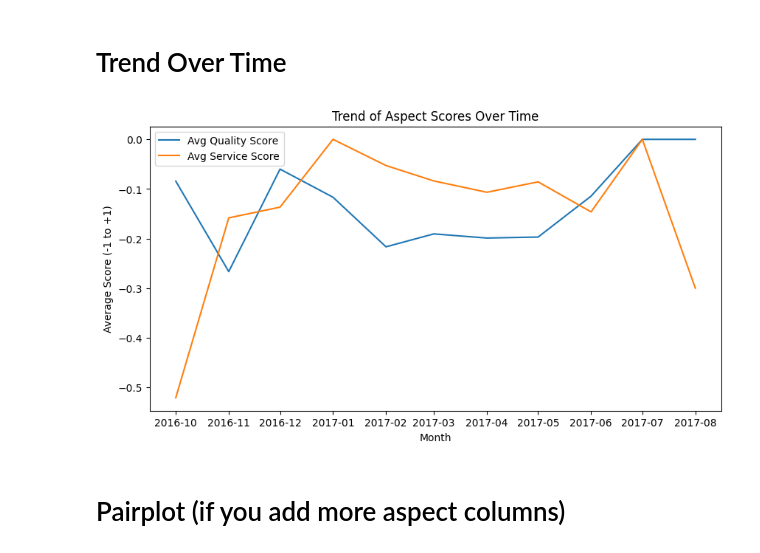
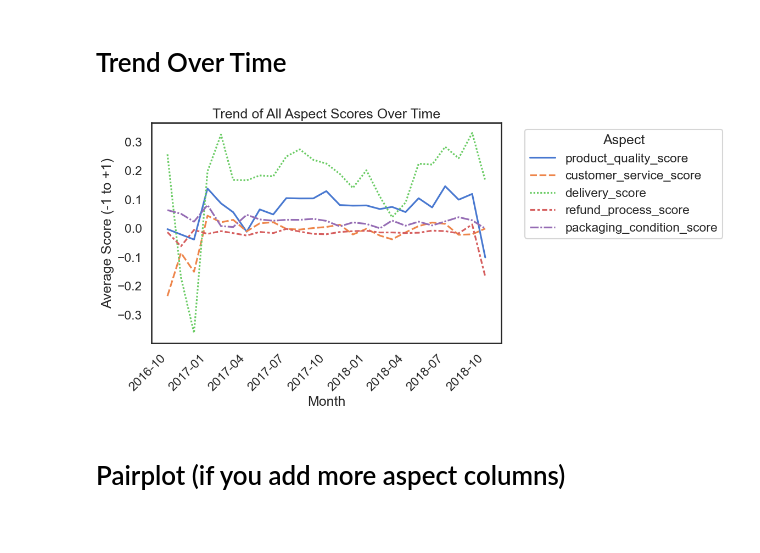
Before and after one commit to alderaan/airflow_llm_enhanced_etl_pipeline, a Jupyter notebook: notebooks/Aspect Score Visualization.ipynb, the cells around one changed output. Saved outputs shown, nothing was run; the diff lists cells and outputs as text; code cells hidden in the pictures.

Commit message:
progress on aspect score heatmaps

```diff
--- a/notebooks/Aspect Score Visualization.ipynb
+++ b/notebooks/Aspect Score Visualization.ipynb
@@ -184,22 +355,34 @@ plt.show()
 # %%
 df["review_month_date"] = pd.to_datetime(df["review_month_date"])
 
 time_df = (
     df
     .groupby("review_month_date", as_index=False)
-    .agg(avg_quality=("product_quality_score", "mean"), avg_service=("customer_service_score", "mean"))
+    .agg({
+        'product_quality_score': 'mean',
+        'customer_service_score': 'mean',
+        'delivery_score': 'mean',
+        'refund_process_score': 'mean',
+        'packaging_condition_score': 'mean'
+    })
 )
 
-plt.figure(figsize=(10, 5))
-sns.lineplot(data=time_df, x="review_month_date", y="avg_quality", label="Avg Quality Score")
-sns.lineplot(data=time_df, x="review_month_date", y="avg_service", label="Avg Service Score")
-plt.title("Trend of Aspect Scores Over Time")
+plt.figure(figsize=(12, 6))
+sns.lineplot(data=time_df.melt(id_vars='review_month_date', var_name='aspect', value_name='score'),
+            x="review_month_date",
+            y="score",
+            hue="aspect",
+            style="aspect")
+
+plt.xticks(rotation=45, ha='right')  # Rotate x labels 45 degrees and align to the right
+plt.title("Trend of All Aspect Scores Over Time")
 plt.xlabel("Month")
 plt.ylabel("Average Score (-1 to +1)")
-plt.legend()
+plt.legend(title="Aspect", bbox_to_anchor=(1.05, 1), loc='upper left')
+plt.tight_layout()  # This will adjust spacing to prevent label cutoff
 plt.show()
 # %% [output]
-[figure, old version]
+[figure, new version]
 # %% [markdown]
 # Pairplot (if you add more aspect columns)
 # %%
```
Also changed, not shown: parts of 25 cells of this notebook, 1 other file.
